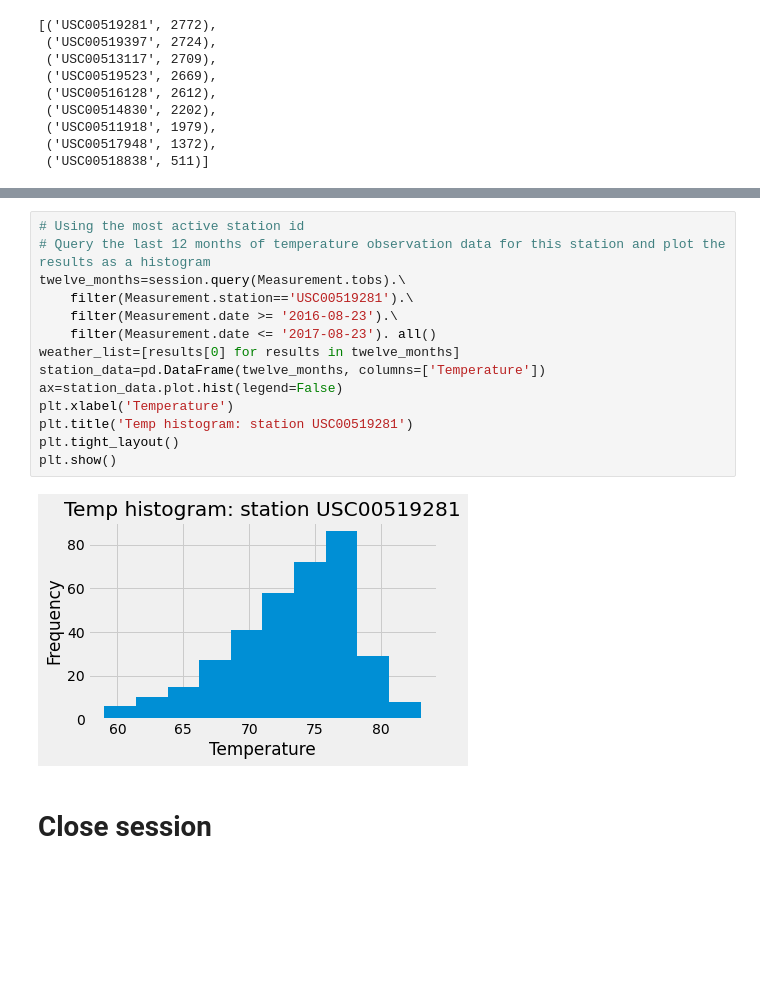
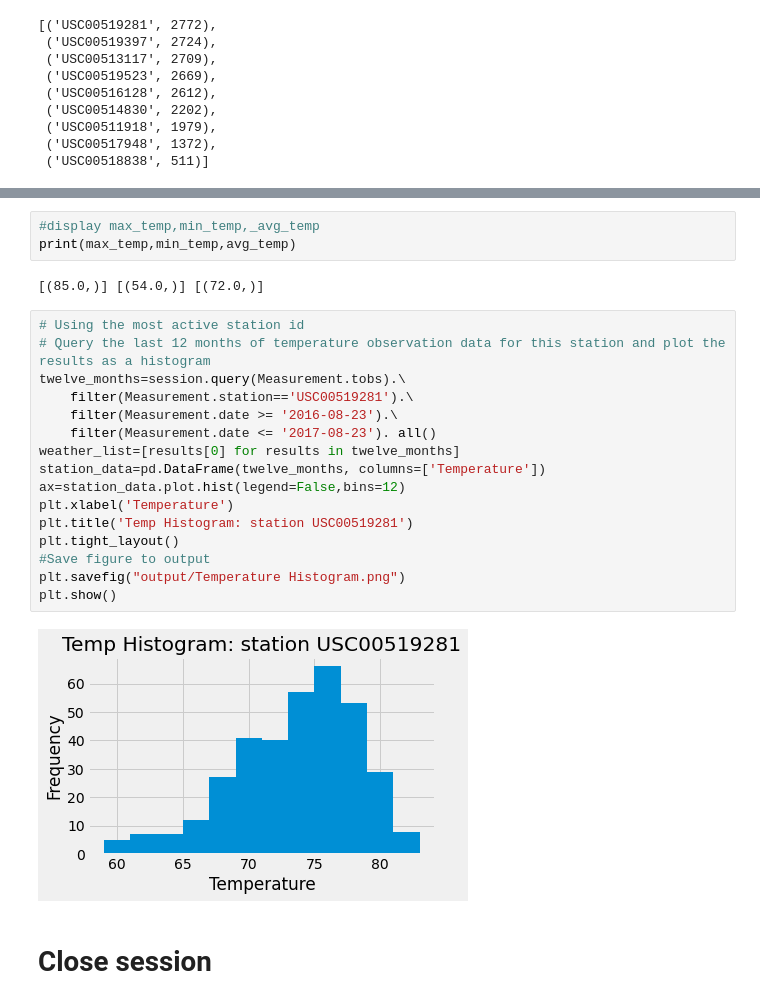
Before and after one commit to dfournie471/SQLAlchemy-Homework---Surfs-Up-, a Jupyter notebook: climate_starter.ipynb, the cells around one changed output, grey strips where cells are left out. Drawn from its saved outputs; the diff is of its cells as text; blank space fills up the shorter version.

```diff
--- a/climate_starter.ipynb
+++ b/climate_starter.ipynb
@@ -160,19 +155,26 @@ avg_temp=session.query(func.round(func.avg(Measurement.tobs))).filter(Measuremen
+# %%
+#display max_temp,min_temp,_avg_temp
+print(max_temp,min_temp,avg_temp)
+# %% [output]
+[(85.0,)] [(54.0,)] [(72.0,)]
 # %%
 # Using the most active station id
 # Query the last 12 months of temperature observation data for this station and plot the results as a histogram
 twelve_months=session.query(Measurement.tobs).\
     filter(Measurement.station=='USC00519281').\
     filter(Measurement.date >= '2016-08-23').\
     filter(Measurement.date <= '2017-08-23'). all()
 weather_list=[results[0] for results in twelve_months]
 station_data=pd.DataFrame(twelve_months, columns=['Temperature'])
-ax=station_data.plot.hist(legend=False)
+ax=station_data.plot.hist(legend=False,bins=12)
 plt.xlabel('Temperature')
-plt.title('Temp histogram: station USC00519281')
+plt.title('Temp Histogram: station USC00519281')
 plt.tight_layout()
+#Save figure to output
+plt.savefig("output/Temperature Histogram.png")
 plt.show()
 # %% [output]
-[figure, old version]
+[figure, new version]
 # %% [markdown]
 # Close session
 # %%
```
Also changed, not shown: parts of 7 cells of this notebook, 4 other files.
